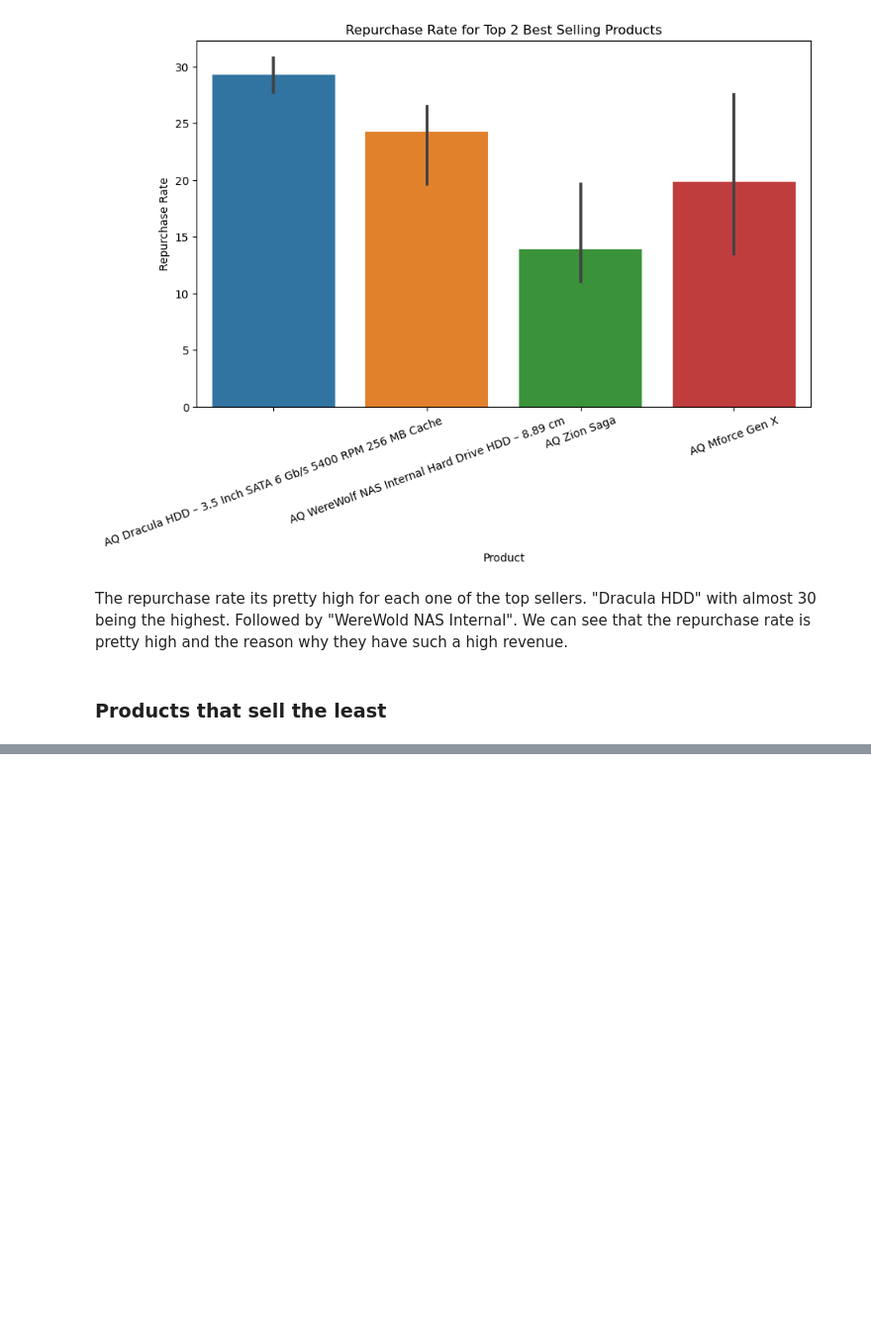
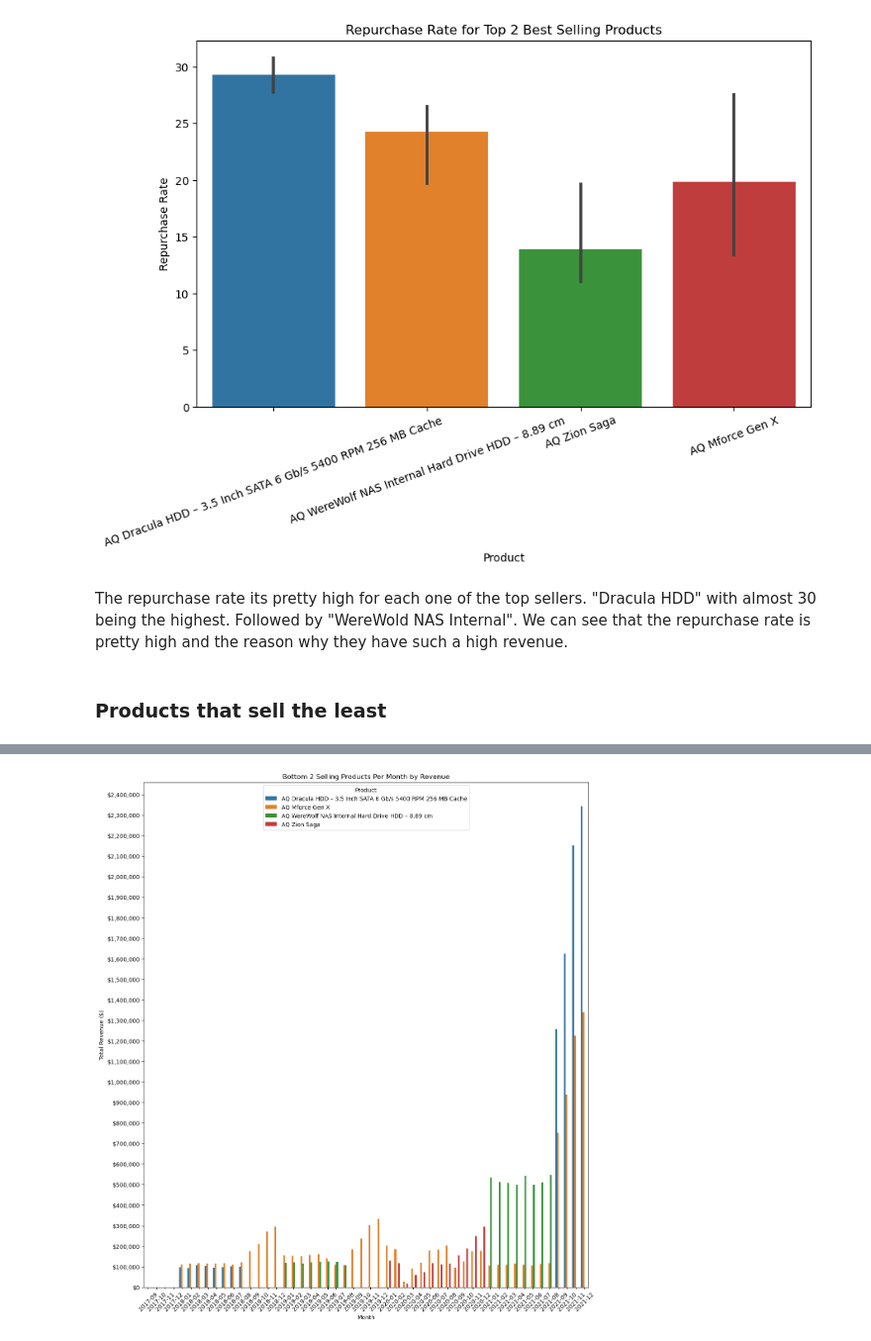
Before and after one commit to Jenner-Valdez/AtilQ, a Jupyter notebook: Main Code.ipynb, the cells around one changed output, grey strips where cells are left out. Shown at 99% size. Cells and saved outputs as stored; diff of their text form; code cells hidden in the pictures; blank space fills up the shorter version.

```diff
--- a/Main Code.ipynb
+++ b/Main Code.ipynb
@@ -379,0 +406,6 @@ The repurchase rate its pretty high for each one of the top sellers. "Dracula HD
+# %%
+# Extract month and year from the date
+merged_data['month_year'] = merged_data['date'].dt.to_period('M')
+merged_data['year'] = merged_data['date'].dt.year
+merged_data['quarter'] = merged_data['date'].dt.quarter
+merged_data['year_quarter'] = merged_data['year'].astype(str) + '-Q' + merged_data['quarter'].astype(str)
@@ -379,0 +415,9 @@ The repurchase rate its pretty high for each one of the top sellers. "Dracula HD
+# %%
+# Rank the products by revenue within each month in ascending order
+monthly_sales['rank'] = monthly_sales.groupby('month_year')['revenue'].rank(method='first', ascending=True)
+# %%
+# Select the bottom 2 products for each month
+bottom2_monthly_sales = monthly_sales[monthly_sales['rank'] <= 2].sort_values(['month_year', 'rank'])
+# %%
+# Convert month_year to string for better visualization
+bottom2_monthly_sales['month_year'] = bottom2_monthly_sales['month_year'].astype(str)
@@ -379,0 +448,19 @@ The repurchase rate its pretty high for each one of the top sellers. "Dracula HD
+# %%
+# Plot for monthly bottom sellers by revenue
+plt.figure(figsize=(14, 16))
+sns.barplot(x='month_year', y='revenue', hue='product', data=bottom2_monthly_sales)
+plt.title('Bottom 2 Selling Products Per Month by Revenue')
+plt.xlabel('Month')
+plt.ylabel('Total Revenue ($)')
+plt.legend(title='Product')
+plt.xticks(rotation=45)
+
+# Custom ticks for Y-axis for monthly data
+max_revenue_monthly = bottom2_monthly_sales['revenue'].max()
+ticks_monthly = np.arange(0, max_revenue_monthly + 100000, 100000)
+custom_labels_monthly = ['${:,.0f}'.format(x) for x in ticks_monthly]
+plt.yticks(ticks=ticks_monthly, labels=custom_labels_monthly)
+
+plt.show()
+# %% [output]
+[figure, added]
```
Also changed, not shown: parts of 20 cells of this notebook.
